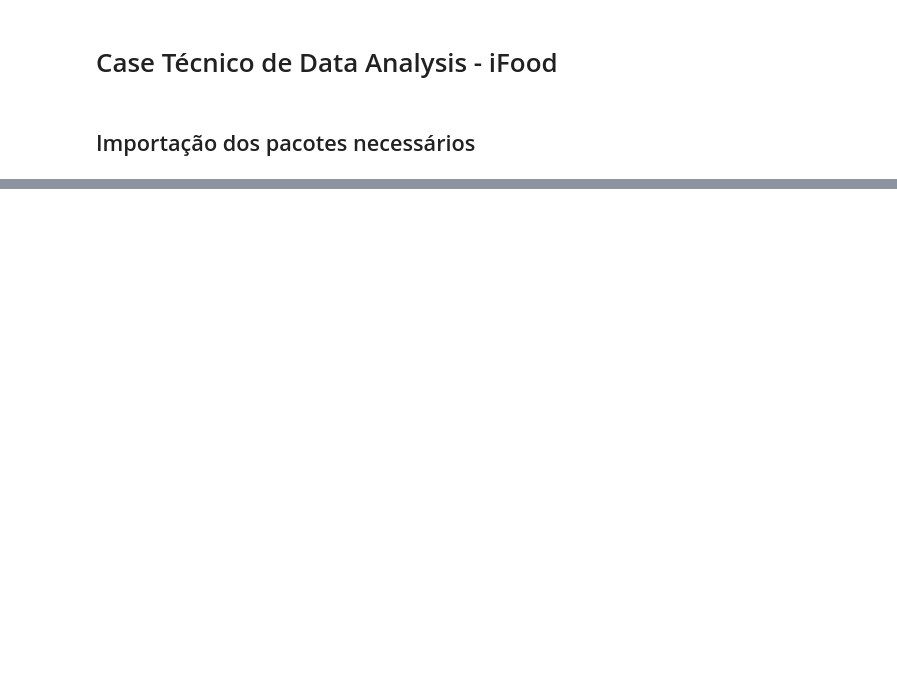
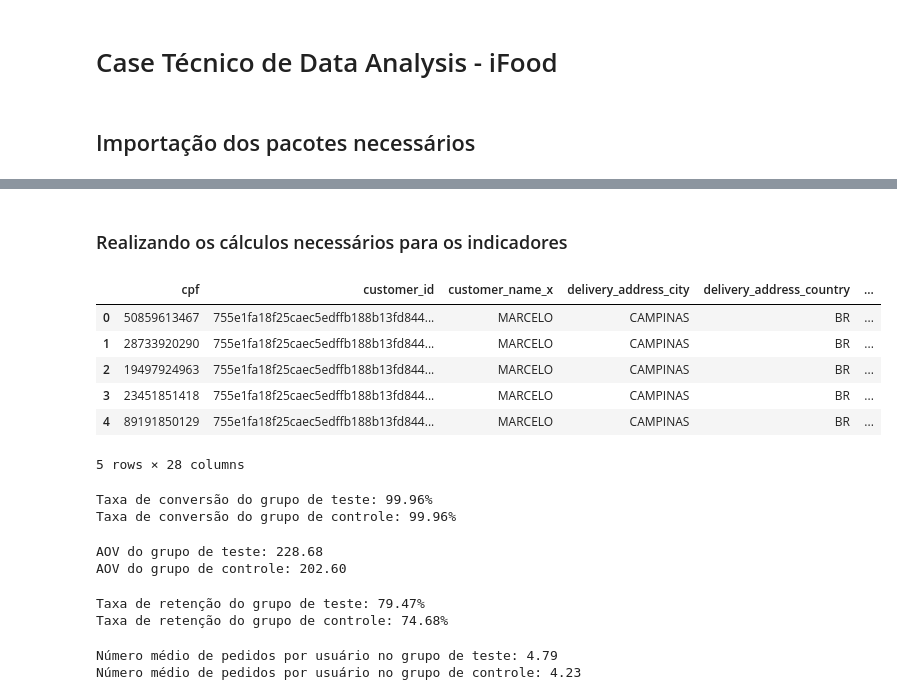
Before and after one commit to italostatonato/case_tec_data, a Jupyter notebook: etl_v1.ipynb, the cells around one changed output, grey strips where cells are left out. Cells and saved outputs as stored; diff of their text form; code cells hidden in the pictures; blank space fills up the shorter version.

```diff
--- a/etl_v1.ipynb
+++ b/etl_v1.ipynb
@@ -60,0 +192,52 @@ KeyboardInterrupt:
+# %%
+# Dividir o DataFrame entre grupo de teste e controle
+grupo_teste = df_anl_comp[df_anl_comp['is_target'] == 'target']
+grupo_controle = df_anl_comp[df_anl_comp['is_target'] == 'control']
+# %% [markdown]
+### Realizando os cálculos necessários para os indicadores
+# %%
+grupo_teste.head()
+# %% [output]
+|  | cpf | customer_id | customer_name_x | delivery_address_city | delivery_address_country | ... |
+| 0 | 50859613467 | 755e1fa18f25caec5edffb188b13fd844... | MARCELO | CAMPINAS | BR | ... |
+| 1 | 28733920290 | 755e1fa18f25caec5edffb188b13fd844... | MARCELO | CAMPINAS | BR | ... |
+| 2 | 19497924963 | 755e1fa18f25caec5edffb188b13fd844... | MARCELO | CAMPINAS | BR | ... |
+| 3 | 23451851418 | 755e1fa18f25caec5edffb188b13fd844... | MARCELO | CAMPINAS | BR | ... |
+| 4 | 89191850129 | 755e1fa18f25caec5edffb188b13fd844... | MARCELO | CAMPINAS | BR | ... |
+5 rows × 28 columns
+# %%
+# Número de usuários que realizaram pelo menos um pedido
+taxa_conversao_teste = grupo_teste[grupo_teste['order_id'].notnull()]['customer_id'].nunique() / grupo_teste['customer_id'].nunique()
+taxa_conversao_controle = grupo_controle[grupo_controle['order_id'].notnull()]['customer_id'].nunique() / grupo_controle['customer_id'].nunique()
+print(f"Taxa de conversão do grupo de teste: {taxa_conversao_teste:.2%}")
+print(f"Taxa de conversão do grupo de controle: {taxa_conversao_controle:.2%}")
+# %% [output]
+Taxa de conversão do grupo de teste: 99.96%
+Taxa de conversão do grupo de controle: 99.96%
+# %%
+# AOV (Valor médio de pedido)
+aov_teste = grupo_teste.groupby('customer_id')['order_total_amount'].sum().mean()
+aov_controle = grupo_controle.groupby('customer_id')['order_total_amount'].sum().mean()
+print(f"AOV do grupo de teste: {aov_teste:.2f}")
+print(f"AOV do grupo de controle: {aov_controle:.2f}")
+# %% [output]
+AOV do grupo de teste: 228.68
+AOV do grupo de controle: 202.60
+# %%
+# Taxa de Retenção (Usuários com mais de um pedido)
+retencao_teste = grupo_teste.groupby('customer_id').size().gt(1).mean()
+retencao_controle = grupo_controle.groupby('customer_id').size().gt(1).mean()
+print(f"Taxa de retenção do grupo de teste: {retencao_teste:.2%}")
+print(f"Taxa de retenção do grupo de controle: {retencao_controle:.2%}")
+# %% [output]
+Taxa de retenção do grupo de teste: 79.47%
+Taxa de retenção do grupo de controle: 74.68%
+# %%
+# Número médio de pedidos por usuário
+pedidos_por_usuario_teste = grupo_teste.groupby('customer_id').size().mean()
+pedidos_por_usuario_controle = grupo_controle.groupby('customer_id').size().mean()
+print(f"Número médio de pedidos por usuário no grupo de teste: {pedidos_por_usuario_teste:.2f}")
+print(f"Número médio de pedidos por usuário no grupo de controle: {pedidos_por_usuario_controle:.2f}")
+# %% [output]
+Número médio de pedidos por usuário no grupo de teste: 4.79
+Número médio de pedidos por usuário no grupo de controle: 4.23
```
Also changed, not shown: parts of 17 cells of this notebook.
